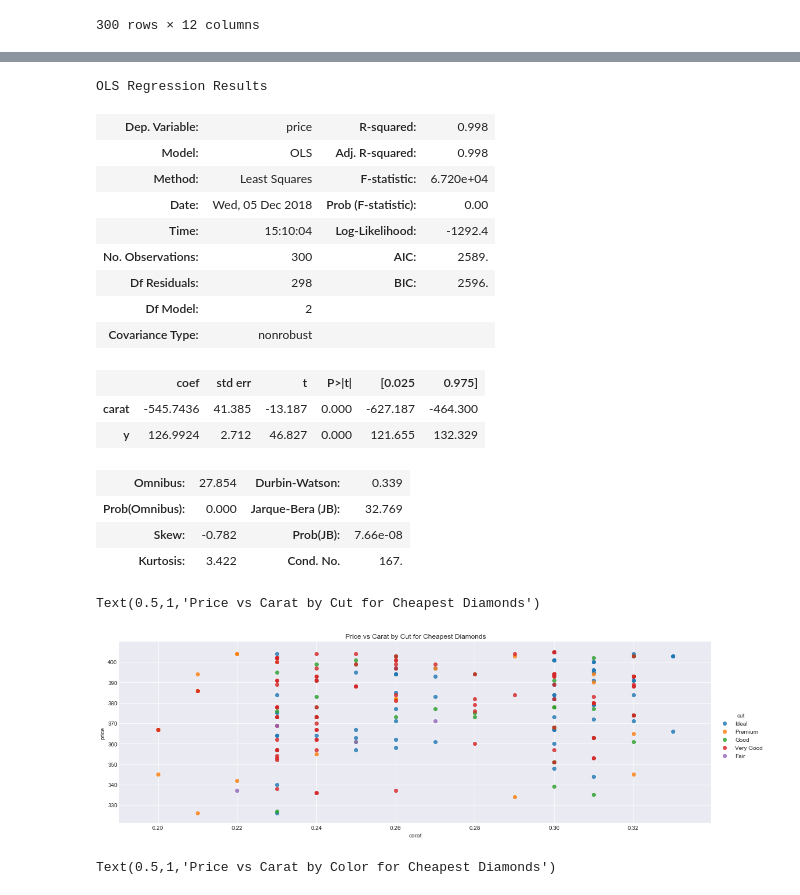
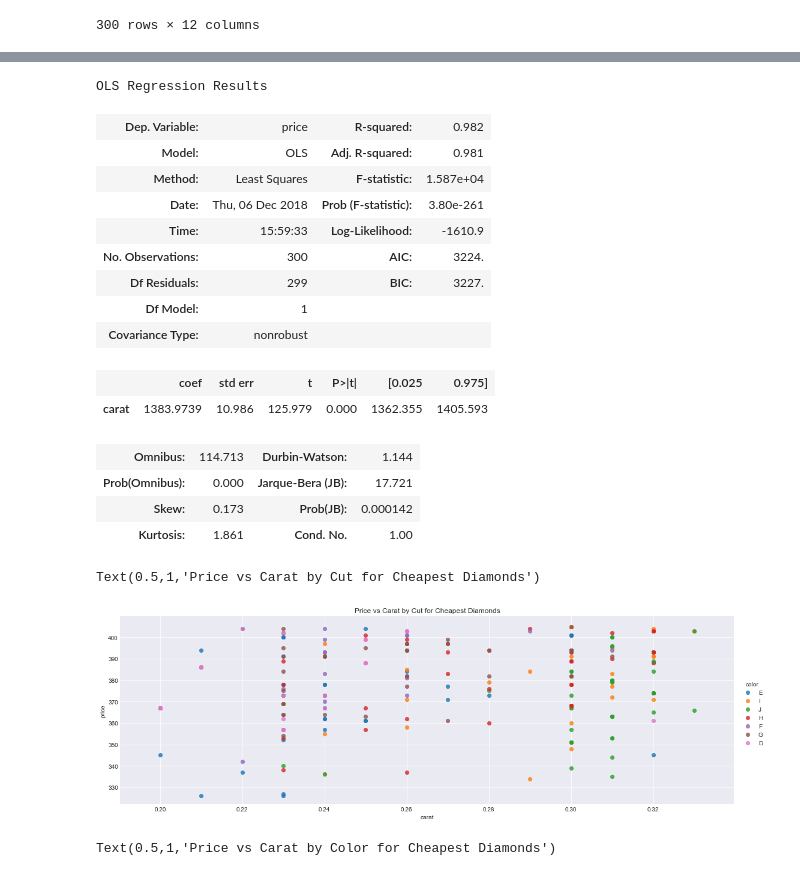
Before and after one commit to ptran265/DataAnalyticsBootcamp, a Jupyter notebook: Diamonds1.ipynb, the cells around one changed output, grey strips where cells are left out. Cells and saved outputs as stored; diff of their text form; code cells hidden in the pictures.

```diff
--- a/Diamonds1.ipynb
+++ b/Diamonds1.ipynb
@@ -448,32 +471,31 @@ OLS Regression Results
 | Skew: | -0.821 | Prob(JB): | 3.63e-08 |
 | Kurtosis: | 3.219 | Cond. No. | 2.19e+04 |
 # %%
-resultchp = smf.ols(formula='price ~ carat + y - 1', data=chf).fit()
+resultchp = smf.ols(formula='price ~ carat - 1', data=chf).fit()
 resultchp.summary()
 # %% [output]
 OLS Regression Results
-| Dep. Variable: | price | R-squared: | 0.998 |
-| Model: | OLS | Adj. R-squared: | 0.998 |
-| Method: | Least Squares | F-statistic: | 6.720e+04 |
-| Date: | Wed, 05 Dec 2018 | Prob (F-statistic): | 0.00 |
-| Time: | 15:10:04 | Log-Likelihood: | -1292.4 |
-| No. Observations: | 300 | AIC: | 2589. |
-| Df Residuals: | 298 | BIC: | 2596. |
-| Df Model: | 2 |  |  |
+| Dep. Variable: | price | R-squared: | 0.982 |
+| Model: | OLS | Adj. R-squared: | 0.981 |
+| Method: | Least Squares | F-statistic: | 1.587e+04 |
+| Date: | Thu, 06 Dec 2018 | Prob (F-statistic): | 3.80e-261 |
+| Time: | 15:59:33 | Log-Likelihood: | -1610.9 |
+| No. Observations: | 300 | AIC: | 3224. |
+| Df Residuals: | 299 | BIC: | 3227. |
+| Df Model: | 1 |  |  |
 | Covariance Type: | nonrobust |  |  |
 |  | coef | std err | t | P>|t| | [0.025 | 0.975] |
-| carat | -545.7436 | 41.385 | -13.187 | 0.000 | -627.187 | -464.300 |
-| y | 126.9924 | 2.712 | 46.827 | 0.000 | 121.655 | 132.329 |
+| carat | 1383.9739 | 10.986 | 125.979 | 0.000 | 1362.355 | 1405.593 |
-| Omnibus: | 27.854 | Durbin-Watson: | 0.339 |
-| Prob(Omnibus): | 0.000 | Jarque-Bera (JB): | 32.769 |
-| Skew: | -0.782 | Prob(JB): | 7.66e-08 |
-| Kurtosis: | 3.422 | Cond. No. | 167. |
+| Omnibus: | 114.713 | Durbin-Watson: | 1.144 |
+| Prob(Omnibus): | 0.000 | Jarque-Bera (JB): | 17.721 |
+| Skew: | 0.173 | Prob(JB): | 0.000142 |
+| Kurtosis: | 1.861 | Cond. No. | 1.00 |
 # %%
-sns.lmplot(x='carat', y='price', data=chf, fit_reg=False, hue = 'cut', aspect = 3)
+sns.lmplot(x='carat', y='price', data=chf, fit_reg=False, hue = 'color', aspect = 3)
 plt.title('Price vs Carat by Cut for Cheapest Diamonds')
 # %% [output]
 Text(0.5,1,'Price vs Carat by Cut for Cheapest Diamonds')
-[figure, old version]
+[figure, new version]
 # %%
 sns.lmplot(x='carat', y='price', data=chf, fit_reg=False, hue = 'color', aspect  = 3)
 plt.title('Price vs Carat by Color for Cheapest Diamonds')
```
Also changed, not shown: parts of 48 cells of this notebook.
